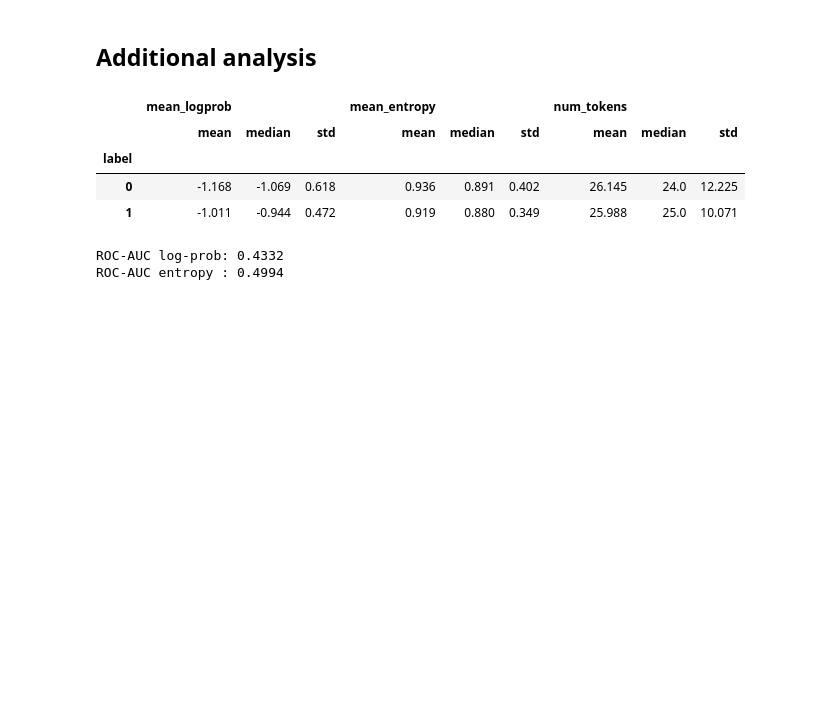
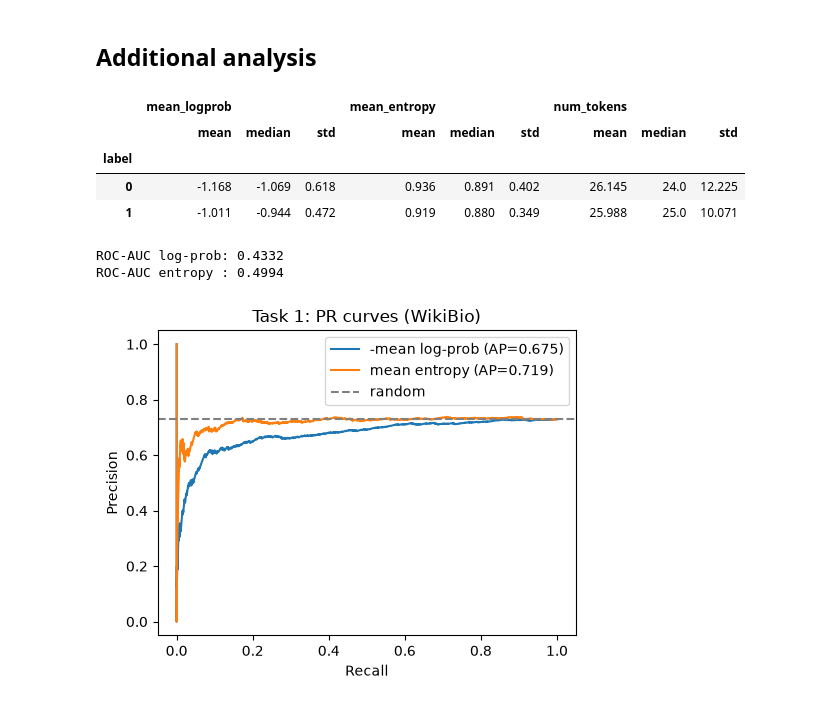
Before and after one commit to shivrajanand/NLP-Assignment-2, a Jupyter notebook: task1.ipynb, the cells around one changed output. Drawn from its saved outputs; the diff is of its cells as text; code cells hidden in the pictures; blank space fills up the shorter version.

```diff
--- a/task1.ipynb
+++ b/task1.ipynb
@@ -177,3 +177,25 @@ print("ROC-AUC entropy :", round(roc_auc_score(y, results_df["score_entropy"]),
 # %% [output]
 ROC-AUC log-prob: 0.4332
 ROC-AUC entropy : 0.4994
+# %%
+import pandas as pd
+import matplotlib.pyplot as plt
+from sklearn.metrics import precision_recall_curve, average_precision_score
+
+results_df = pd.read_csv("results/task1_wikibio.csv")
+
+results_df["score_logprob"] = -results_df["mean_logprob"]
+results_df["score_entropy"] = results_df["mean_entropy"]
+
+y = results_df["label"]
+plt.figure(figsize=(5, 4))
+for name, col in [("-mean log-prob", "score_logprob"), ("mean entropy", "score_entropy")]:
+    p, r, _ = precision_recall_curve(y, results_df[col])
+    plt.plot(r, p, label=f"{name} (AP={average_precision_score(y, results_df[col]):.3f})")
+plt.axhline(y.mean(), color="gray", ls="--", label="random")
+plt.xlabel("Recall"); plt.ylabel("Precision"); plt.title("Task 1: PR curves (WikiBio)")
+plt.legend(); plt.tight_layout()
+plt.savefig("results/task1_pr_wikibio.png", dpi=150)
+plt.show()
+# %% [output]
+[figure, added]
```
Also changed, not shown: 7 other files.
